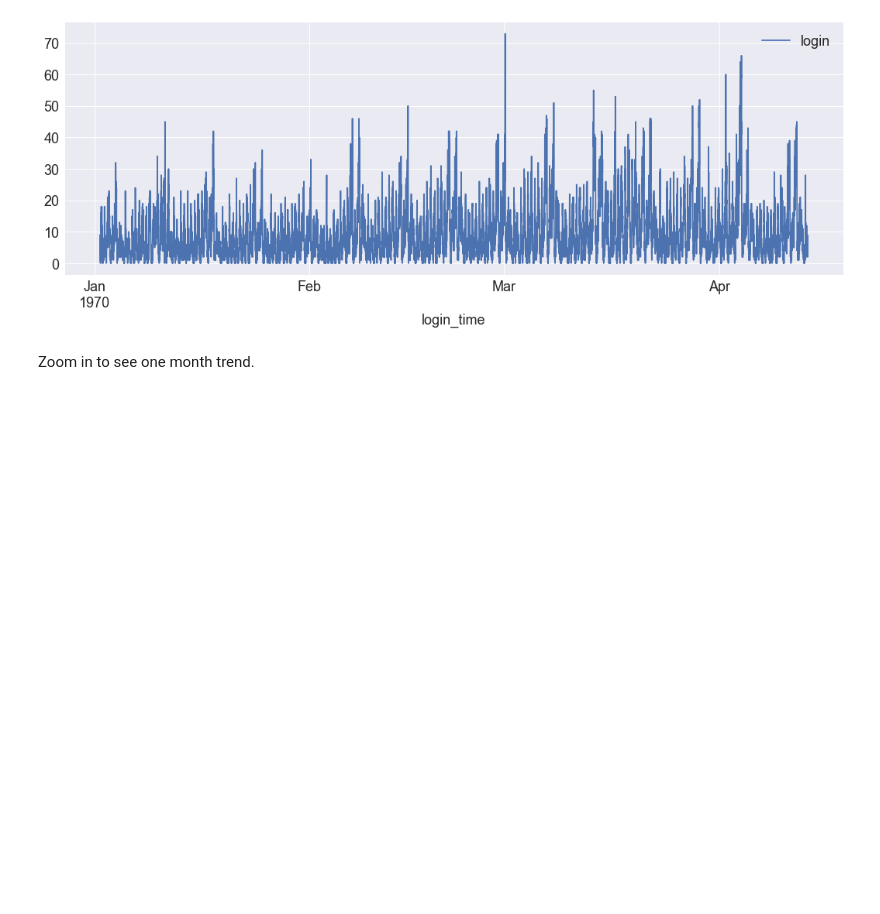
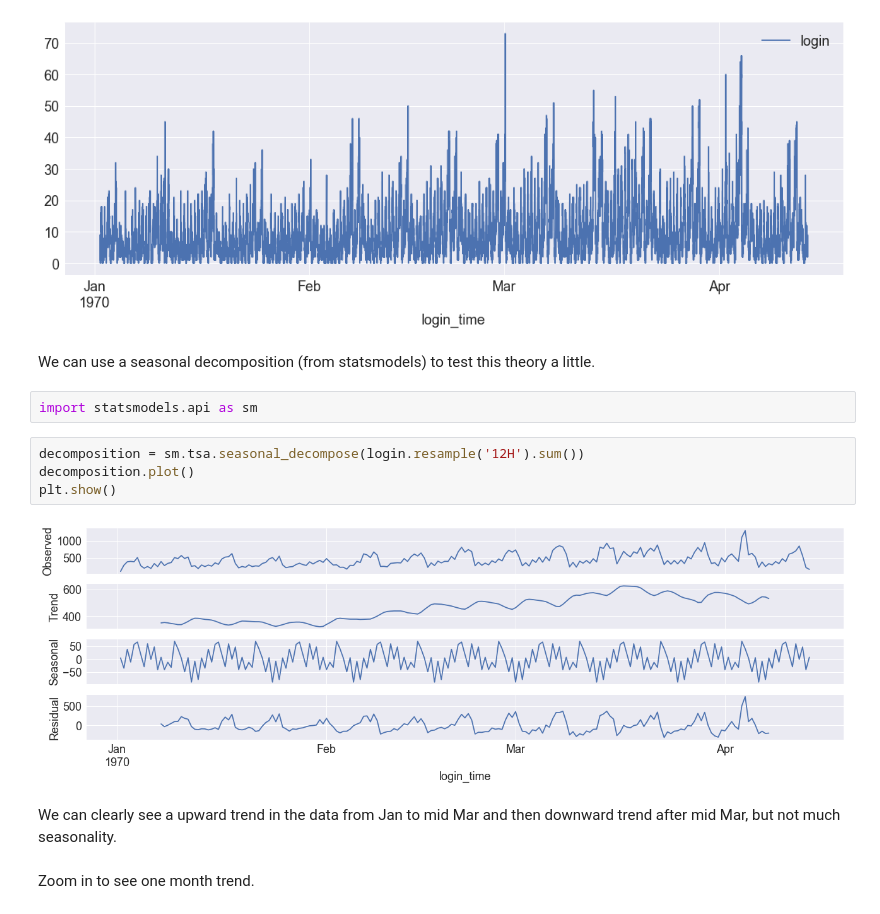
Before and after one commit to kalpananagireddy/Springboard-DataScience-Bootcamp, a Jupyter notebook: ultimate_challenge 2/Solutions.ipynb, the cells around one changed output. Drawn from its saved outputs; the diff is of its cells as text; blank space fills up the shorter version.

```diff
--- a/ultimate_challenge 2/Solutions.ipynb
+++ b/ultimate_challenge 2/Solutions.ipynb
@@ -48,6 +48,18 @@ login.resample('15T').sum().plot()
 plt.show()
 # %% [output]
 [figure]
+# %% [markdown]
+We can use a seasonal decomposition (from statsmodels) to test this theory a little.
+# %%
+import statsmodels.api as sm
+# %%
+decomposition = sm.tsa.seasonal_decompose(login.resample('12H').sum())
+decomposition.plot()
+plt.show()
+# %% [output]
+[figure, added]
+# %% [markdown]
+We can clearly see a upward trend in the data from Jan to mid Mar and then downward trend after mid Mar, but not much seasonality.
 # %% [markdown]
 Zoom in to see one month trend.
 # %%
```
Also changed, not shown: parts of 7 cells of this notebook.
